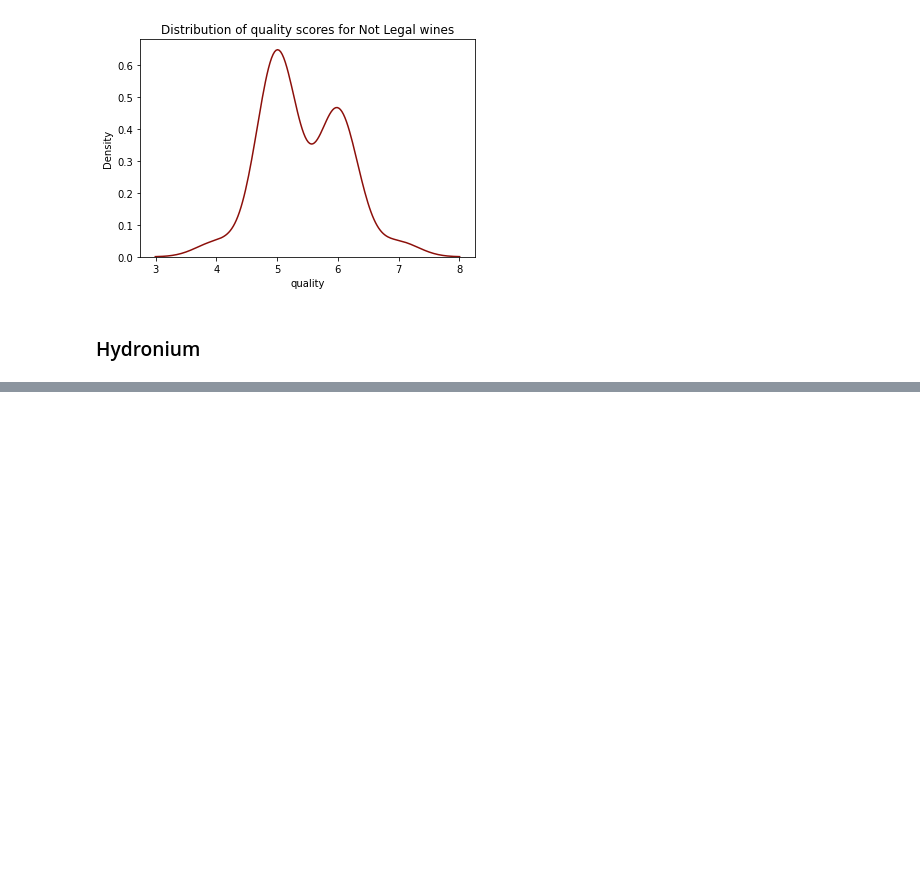
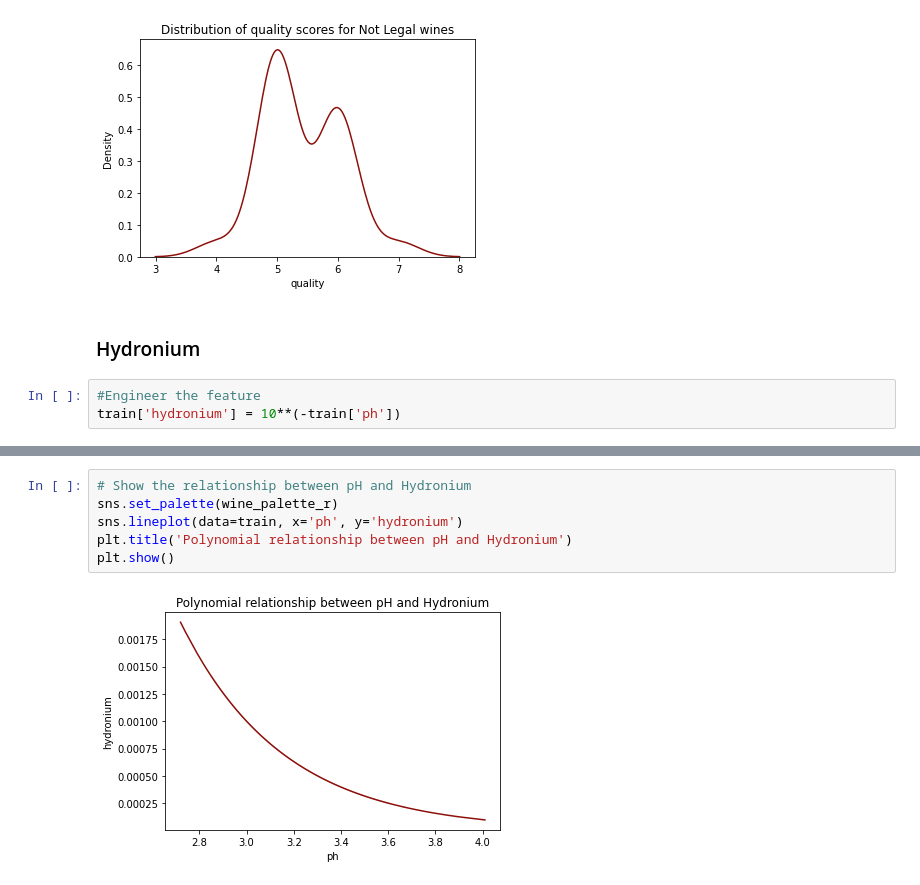
Before and after one commit to MrEnigmamgine/jtl_wine_quality, a Jupyter notebook: Final Report.ipynb, the cells around one changed output, grey strips where cells are left out. Saved outputs shown, nothing was run; the diff lists cells and outputs as text; blank space fills up the shorter version.

```diff
--- a/Final Report.ipynb
+++ b/Final Report.ipynb
@@ -312,3 +313,6 @@ plt.show()
 [figure]
 # %% [markdown]
 ### Hydronium
+# %%
+#Engineer the feature
+train['hydronium'] = 10**(-train['ph'])
@@ -314,0 +323,8 @@ plt.show()
+# %%
+# Show the relationship between pH and Hydronium
+sns.set_palette(wine_palette_r)
+sns.lineplot(data=train, x='ph', y='hydronium')
+plt.title('Polynomial relationship between pH and Hydronium')
+plt.show()
+# %% [output]
+[figure, added]
```
Also changed, not shown: parts of 15 cells of this notebook, 1 other file.
